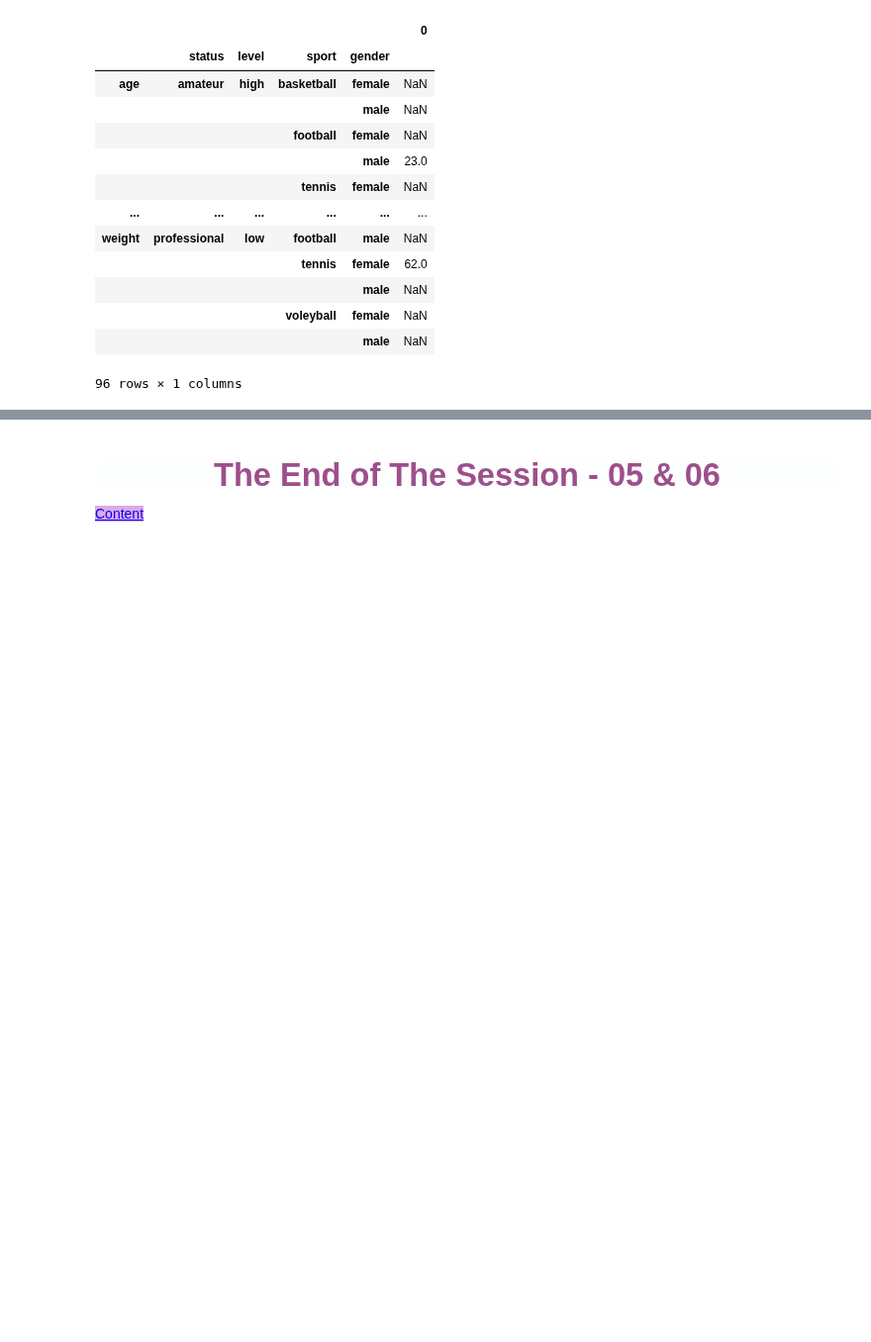
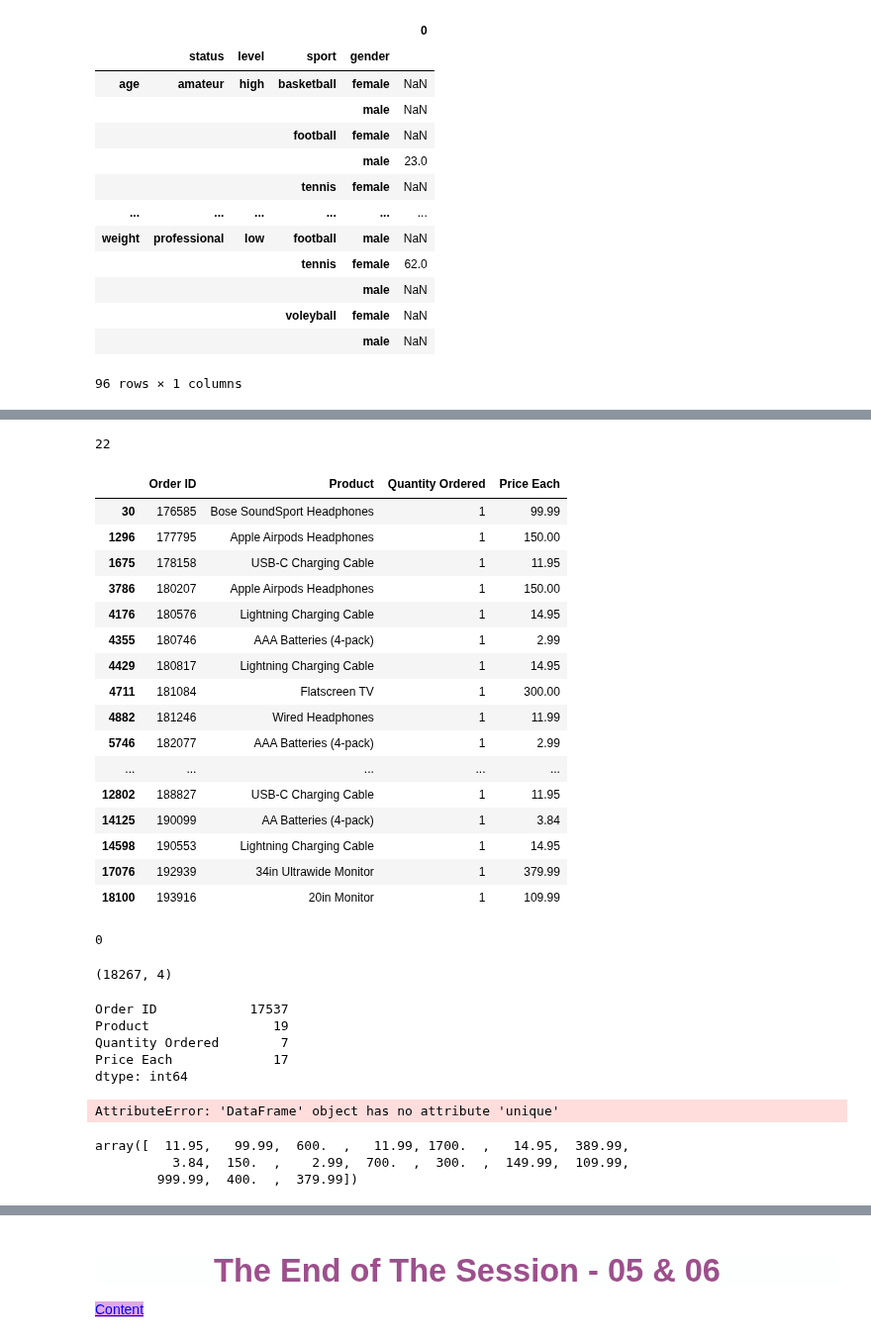
Before and after one commit to Bir01/02_DATA_SCIENCE_DATA_ANALYTICS_MODULE, a Jupyter notebook: 3- Classes_Labs/2. DAwPY/DAwPy_S5_6_(Groupby_and_Useful_Operations)-student-Copy1.ipynb, the cells around one changed output, grey strips where cells are left out. Shown at 99% size. Saved outputs shown, nothing was run; the diff lists cells and outputs as text; code cells hidden in the pictures; blank space fills up the shorter version.

```diff
--- a/3- Classes_Labs/2. DAwPY/DAwPy_S5_6_(Groupby_and_Useful_Operations)-student-Copy1.ipynb
+++ b/3- Classes_Labs/2. DAwPY/DAwPy_S5_6_(Groupby_and_Useful_Operations)-student-Copy1.ipynb
@@ -2239,0 +2325,2 @@ pd.read_csv("C: /Users/Desktop/Download/Clean_Sales_April_2019.csv")
+# %%
+df10 = pd.read_csv("Clean_Sales_April_2019.csv")
@@ -2239,0 +2506,24 @@ pd.read_csv("C: /Users/Desktop/Download/Clean_Sales_April_2019.csv")
+# %%
+df10.duplicated().sum()
+# %% [output]
+22
+# %%
+df10[df10.duplicated()]
+# %% [output]
+|  | Order ID | Product | Quantity Ordered | Price Each |
+| 30 | 176585 | Bose SoundSport Headphones | 1 | 99.99 |
+| 1296 | 177795 | Apple Airpods Headphones | 1 | 150.00 |
+| 1675 | 178158 | USB-C Charging Cable | 1 | 11.95 |
+| 3786 | 180207 | Apple Airpods Headphones | 1 | 150.00 |
+| 4176 | 180576 | Lightning Charging Cable | 1 | 14.95 |
+| 4355 | 180746 | AAA Batteries (4-pack) | 1 | 2.99 |
+| 4429 | 180817 | Lightning Charging Cable | 1 | 14.95 |
+| 4711 | 181084 | Flatscreen TV | 1 | 300.00 |
+| 4882 | 181246 | Wired Headphones | 1 | 11.99 |
+| 5746 | 182077 | AAA Batteries (4-pack) | 1 | 2.99 |
+| ... | ... | ... | ... | ... |
+| 12802 | 188827 | USB-C Charging Cable | 1 | 11.95 |
+| 14125 | 190099 | AA Batteries (4-pack) | 1 | 3.84 |
+| 14598 | 190553 | Lightning Charging Cable | 1 | 14.95 |
+| 17076 | 192939 | 34in Ultrawide Monitor | 1 | 379.99 |
+| 18100 | 193916 | 20in Monitor | 1 | 109.99 |
@@ -2239,0 +2532,26 @@ pd.read_csv("C: /Users/Desktop/Download/Clean_Sales_April_2019.csv")
+# %%
+df10.duplicated().sum()
+# %% [output]
+0
+# %%
+df10.shape
+# %% [output]
+(18267, 4)
+# %%
+df10.nunique()
+# %% [output]
+Order ID            17537
+Product                19
+Quantity Ordered        7
+Price Each             17
+dtype: int64
+# %%
+df10.unique()
+# %% [output]
+AttributeError: 'DataFrame' object has no attribute 'unique'
+# %%
+df10["Price Each"].unique()
+# %% [output]
+array([  11.95,   99.99,  600.  ,   11.99, 1700.  ,   14.95,  389.99,
+          3.84,  150.  ,    2.99,  700.  ,  300.  ,  149.99,  109.99,
+        999.99,  400.  ,  379.99])
```
Also changed, not shown: parts of 81 cells of this notebook, 1 other file.
